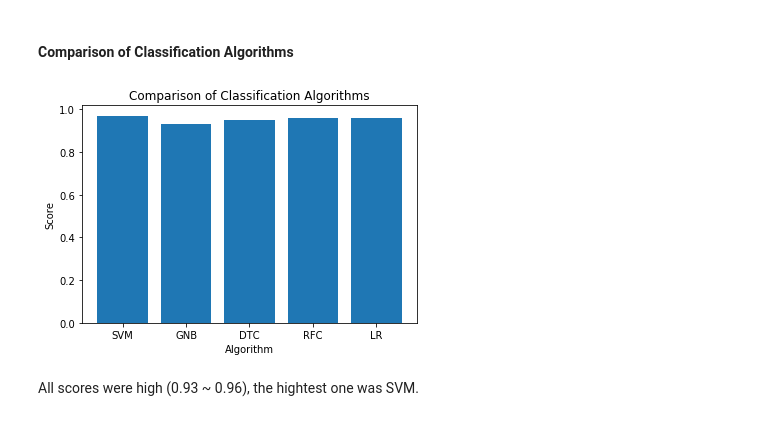
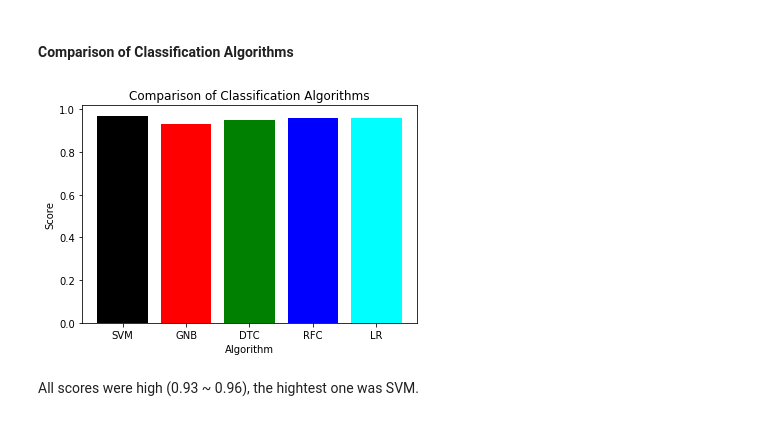
Before and after one commit to EndlessJoon/ML-Nanodegree, a Jupyter notebook: capstone/capstone.ipynb, the cells around one changed output. Saved outputs shown, nothing was run; the diff lists cells and outputs as text; code cells hidden in the pictures.

```diff
--- a/capstone/capstone.ipynb
+++ b/capstone/capstone.ipynb
@@ -113,7 +113,7 @@ np.random.seed(42)
 # %%
 #setting input variables and target variable
 x = admission.drop(["Serial No.","Chance of Admit "], axis=1)
-y = admission["Chance of Admit "].copy()
+y = admission["Chance of Admit "].values
 # %%
 from sklearn.model_selection import train_test_split
 
@@ -309,14 +309,14 @@ print("[Logistic Regression] f1_score: ",f1_score(y_test_c,lrc.predict(x_test)))
 # %%
 x = ["SVM","GNB","DTC","RFC","LR"]
 y = [svm.score(x_test,y_test_c),gnb.score(x_test,y_test_c),dtc.score(x_test,y_test_c),rfc.score(x_test,y_test_c),lrc.score(x_test,y_test_c)]
 
-plt.bar(x,y)
+plt.bar(x,y,color=['black', 'red', 'green', 'blue', 'cyan'])
 plt.title("Comparison of Classification Algorithms")
 plt.xlabel("Algorithm")
 plt.ylabel("Score")
 plt.show()
 # %% [output]
-[figure, old version]
+[figure, new version]
 # %% [markdown]
 All scores were high (0.93 ~ 0.96), the hightest one was SVM.
 # %% [markdown]
```
Also changed, not shown: parts of 11 cells of this notebook.
